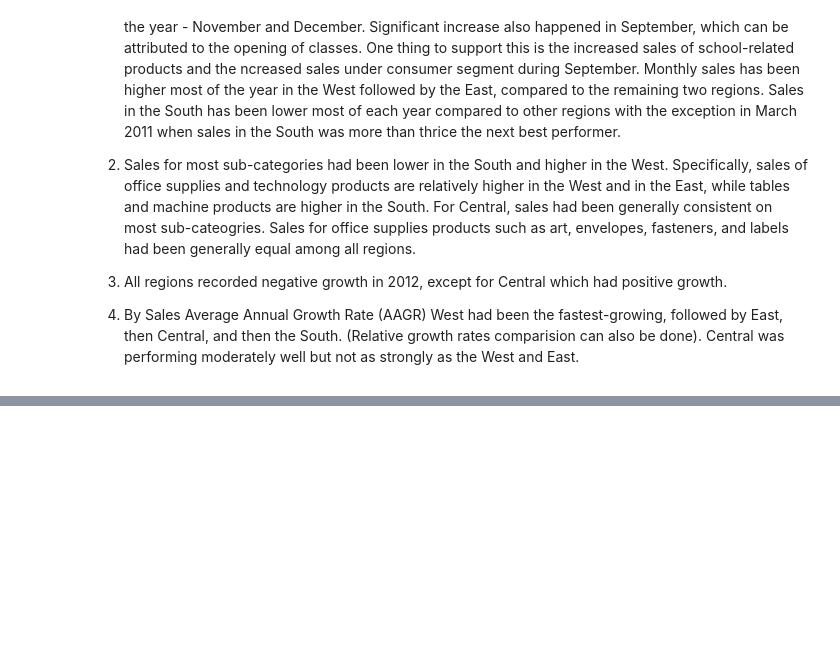
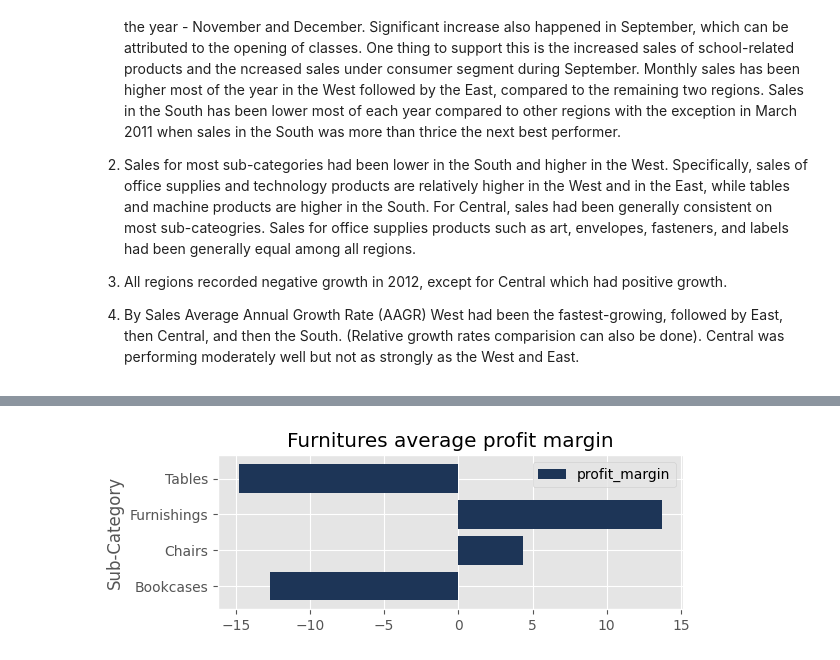
Before and after one commit to mantra0519/Retail_store_analysis, a Jupyter notebook: store_analysis.ipynb, the cells around one changed output, grey strips where cells are left out. Drawn from its saved outputs; the diff is of its cells as text; code cells hidden in the pictures; blank space fills up the shorter version.

Commit message:
adding store profitability

```diff
--- a/store_analysis.ipynb
+++ b/store_analysis.ipynb
@@ -530,0 +552,4 @@ Using the Sales Average Annual Growth Rate (AAGR) of each region for the 4-year
+# %%
+profit_margin_df=pd.DataFrame(data.groupby(['Category','Sub-Category'])['profit_margin'].mean()).reset_index()
+print("This table shows exact values on the average profit margin of each product sub-category:")
+profit_margin_df
@@ -530,0 +576,14 @@ Using the Sales Average Annual Growth Rate (AAGR) of each region for the 4-year
+# %%
+barr1=profit_margin_df[profit_margin_df['Category']==\
+                      'Furniture'][['Sub-Category',\
+                                    'profit_margin']].set_index('Sub-Category')
+
+barr1.plot(kind='barh',\
+           title='Furnitures average profit margin',\
+           color='#1d3557',\
+           figsize=(6,2),\
+           width=.8)
+
+plt.show()
+# %% [output]
+[figure, added]
```
Also changed, not shown: parts of 11 cells of this notebook.
